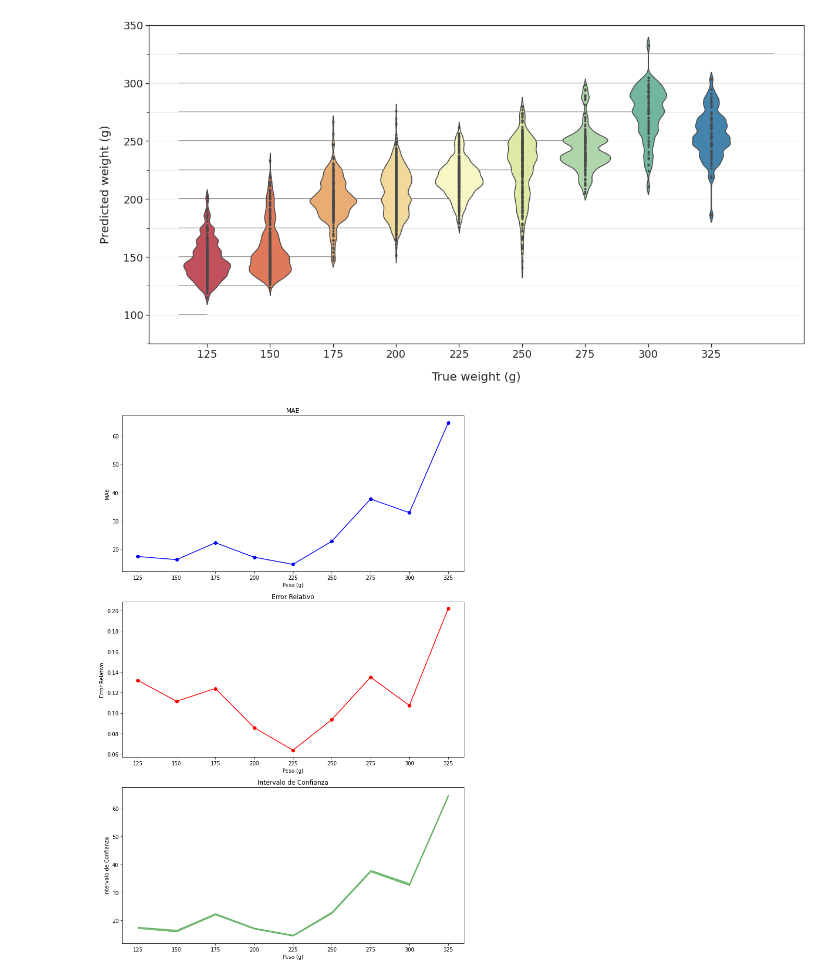
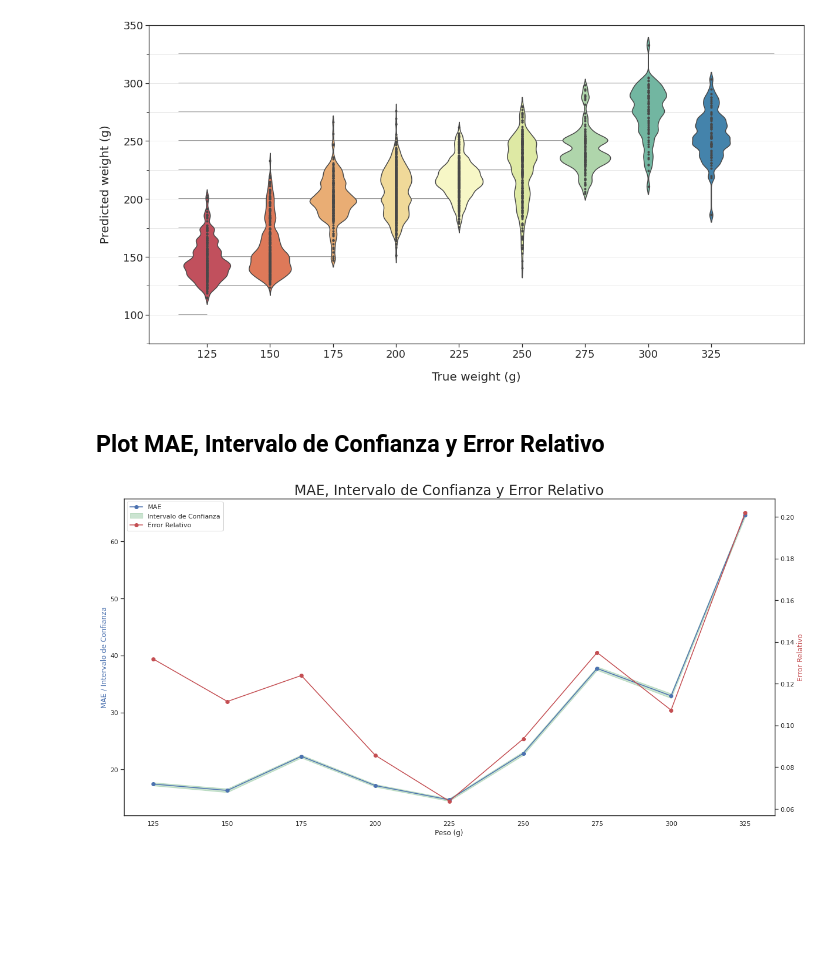
Before and after one commit to Pablo-Izquierdo/image-classification-tf, a Jupyter notebook: notebooks/3.1-Pstatistics_bootstrapping.ipynb, the cells around one changed output. Cells and saved outputs as stored; diff of their text form; code cells hidden in the pictures; blank space fills up the shorter version.

Commit message:
Notebook violing plot

```diff
--- a/notebooks/3.1-Pstatistics_bootstrapping.ipynb
+++ b/notebooks/3.1-Pstatistics_bootstrapping.ipynb
@@ -291,6 +271,8 @@ plt.savefig('/srv/image-results/violin_plot_general.png',bbox_inches='tight')
 plt.show()
 # %% [output]
 [figure]
+# %% [markdown]
+## Plot MAE, Intervalo de Confianza y Error Relativo
 # %%
 import matplotlib.pyplot as plt
 import numpy as np
@@ -298,46 +280,41 @@ import pandas as pd
 # %%
 sizes = [125, 150, 175, 200, 225, 250 ,275, 300, 325]
 
 
 mae_by_size=[]
 errorRelativo_by_size=[]
 ic_by_size=[]
 for s in sizes:
     mean_absolute_error, confidence_interval, error_relativo_promedio = bootstrapping_statistics(timestamp='2024-02-01_115602',
                                                                            bootstrapping_predictions_folder='bootstrapping-epoch-20',
                                                                            sample_name='bootstrapping_sample-', num_samples=100, bin_size=s)
     mae_by_size.append(mean_absolute_error)
     errorRelativo_by_size.append(error_relativo_promedio)
     ic_by_size.append(confidence_interval)
 
 
 # Crear subgráficos
-fig, axs = plt.subplots(3, 1, figsize=(10, 15))
+fig, ax1 = plt.subplots(figsize=(20, 10))
 
-# Gráfico de MAE
-axs[0].plot(sizes, mae_by_size, marker='o', color='b')
-axs[0].set_title('MAE')
-axs[0].set_xlabel('Peso (g)')
-axs[0].set_ylabel('MAE')
+# Graficar MAE y intervalo de confianza
+ax1.plot(sizes, mae_by_size, marker='o', color='b', label='MAE')
+ax1.fill_between(sizes, intervalo_confianza_min, intervalo_confianza_max, color='g', alpha=0.3, label='Intervalo de Confianza')
+ax1.set_xlabel('Peso (g)')
+ax1.set_ylabel('MAE / Intervalo de Confianza', color='b')
 
-# Gráfico de error relativo
-axs[1].plot(sizes, errorRelativo_by_size, marker='o', color='r')
-axs[1].set_title('Error Relativo')
-axs[1].set_xlabel('Peso (g)')
-axs[1].set_ylabel('Error Relativo')
+# Crear segundo eje y graficar el error relativo
+ax2 = ax1.twinx()
+ax2.plot(sizes, errorRelativo_by_size, marker='o', color='r', label='Error Relativo')
+ax2.set_ylabel('Error Relativo', color='r')
 
-# Gráfico de intervalo de confianza
-intervalo_confianza_min = [ic[0] for ic in ic_by_size]
-intervalo_confianza_max = [ic[1] for ic in ic_by_size]
-axs[2].fill_between(sizes, intervalo_confianza_min, intervalo_confianza_max, color='g', alpha=0.5)
-axs[2].set_title('Intervalo de Confianza')
-axs[2].set_xlabel('Peso (g)')
-axs[2].set_ylabel('Intervalo de Confianza')
-
-# Ajustar espaciado
-plt.tight_layout()
+# Añadir leyendas
+lines, labels = ax1.get_legend_handles_labels()
+lines2, labels2 = ax2.get_legend_handles_labels()
+ax1.legend(lines + lines2, labels + labels2, loc='upper left')
 
 # Mostrar gráfico
+plt.title('MAE, Intervalo de Confianza y Error Relativo', fontsize=24)
+plt.savefig('/srv/image-results/MAE_IC_plot.png',bbox_inches='tight')
 plt.show()
 # %% [output]
-[figure, old version]
+[figure, new version]
```
Also changed, not shown: parts of 2 cells of this notebook.
